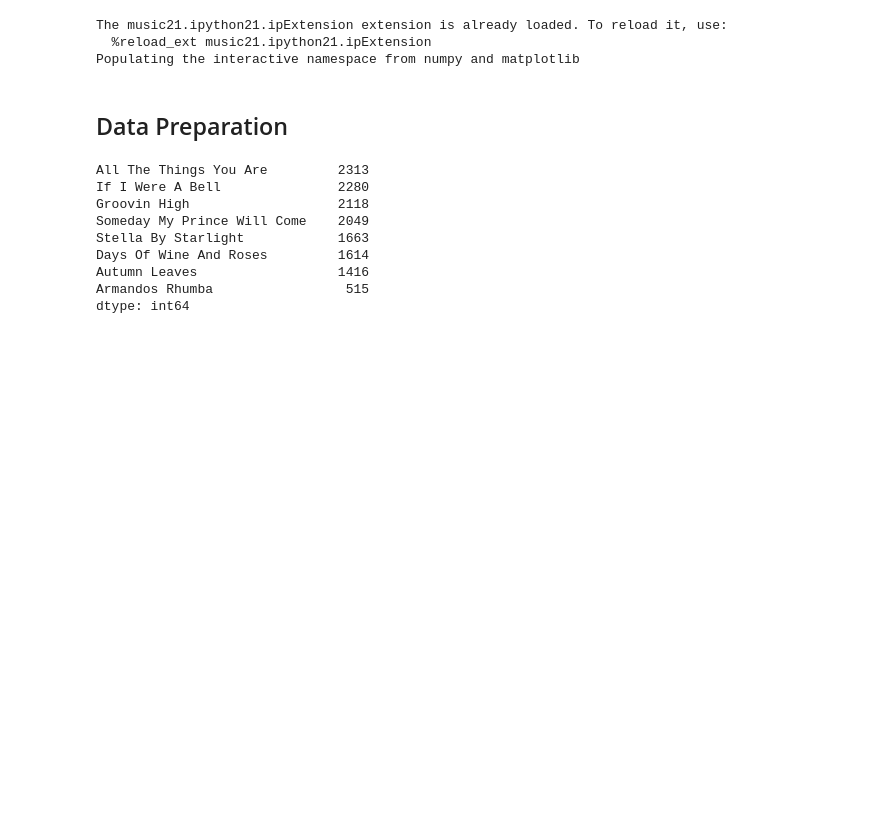
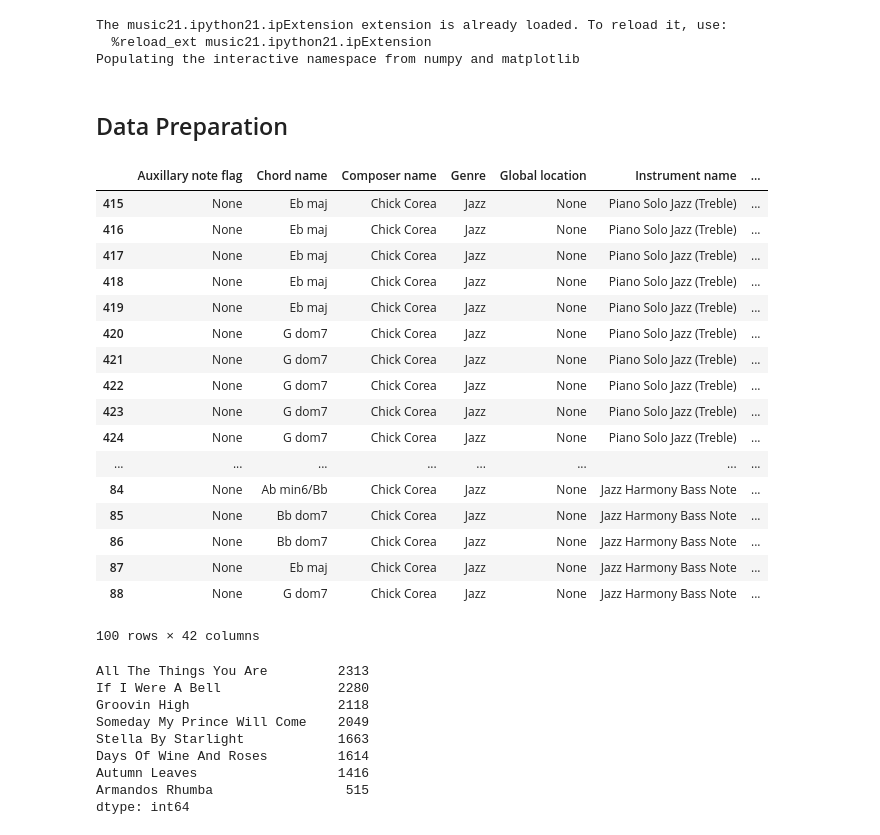
Before and after one commit to jgab3103/phd_code, a Jupyter notebook: DataForCh4AndCh5.ipynb, the cells around one changed output. Drawn from its saved outputs; the diff is of its cells as text; code cells hidden in the pictures; blank space fills up the shorter version.

```diff
--- a/DataForCh4AndCh5.ipynb
+++ b/DataForCh4AndCh5.ipynb
@@ -624,3 +721,24 @@ armandosRhumbaDf = armandosRhumbaData.returnPreparedDataFrame()
+# %%
+armandosRhumbaDf.tail(100)
+# %% [output]
+|  | Auxillary note flag | Chord name | Composer name | Genre | Global location | Instrument name | ... |
+| 415 | None | Eb maj | Chick Corea | Jazz | None | Piano Solo Jazz (Treble) | ... |
+| 416 | None | Eb maj | Chick Corea | Jazz | None | Piano Solo Jazz (Treble) | ... |
+| 417 | None | Eb maj | Chick Corea | Jazz | None | Piano Solo Jazz (Treble) | ... |
+| 418 | None | Eb maj | Chick Corea | Jazz | None | Piano Solo Jazz (Treble) | ... |
+| 419 | None | Eb maj | Chick Corea | Jazz | None | Piano Solo Jazz (Treble) | ... |
+| 420 | None | G dom7 | Chick Corea | Jazz | None | Piano Solo Jazz (Treble) | ... |
+| 421 | None | G dom7 | Chick Corea | Jazz | None | Piano Solo Jazz (Treble) | ... |
+| 422 | None | G dom7 | Chick Corea | Jazz | None | Piano Solo Jazz (Treble) | ... |
+| 423 | None | G dom7 | Chick Corea | Jazz | None | Piano Solo Jazz (Treble) | ... |
+| 424 | None | G dom7 | Chick Corea | Jazz | None | Piano Solo Jazz (Treble) | ... |
+| ... | ... | ... | ... | ... | ... | ... | ... |
+| 84 | None | Ab min6/Bb | Chick Corea | Jazz | None | Jazz Harmony Bass Note | ... |
+| 85 | None | Bb dom7 | Chick Corea | Jazz | None | Jazz Harmony Bass Note | ... |
+| 86 | None | Bb dom7 | Chick Corea | Jazz | None | Jazz Harmony Bass Note | ... |
+| 87 | None | Eb maj | Chick Corea | Jazz | None | Jazz Harmony Bass Note | ... |
+| 88 | None | G dom7 | Chick Corea | Jazz | None | Jazz Harmony Bass Note | ... |
+100 rows × 42 columns
 # %%
 #listOfInstruments = ["Piano Solo Jazz (Treble)", "Jazz Harmony Bass Note"]
 # %%
```
Also changed, not shown: parts of 12 cells of this notebook, 1 other file.
